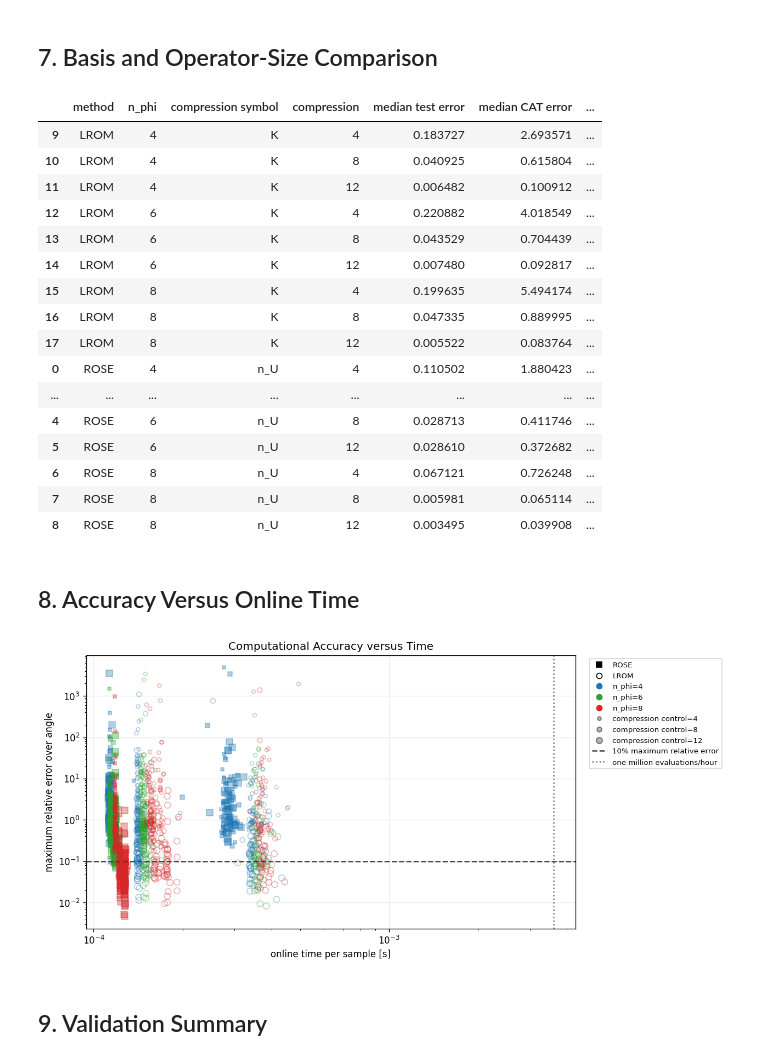
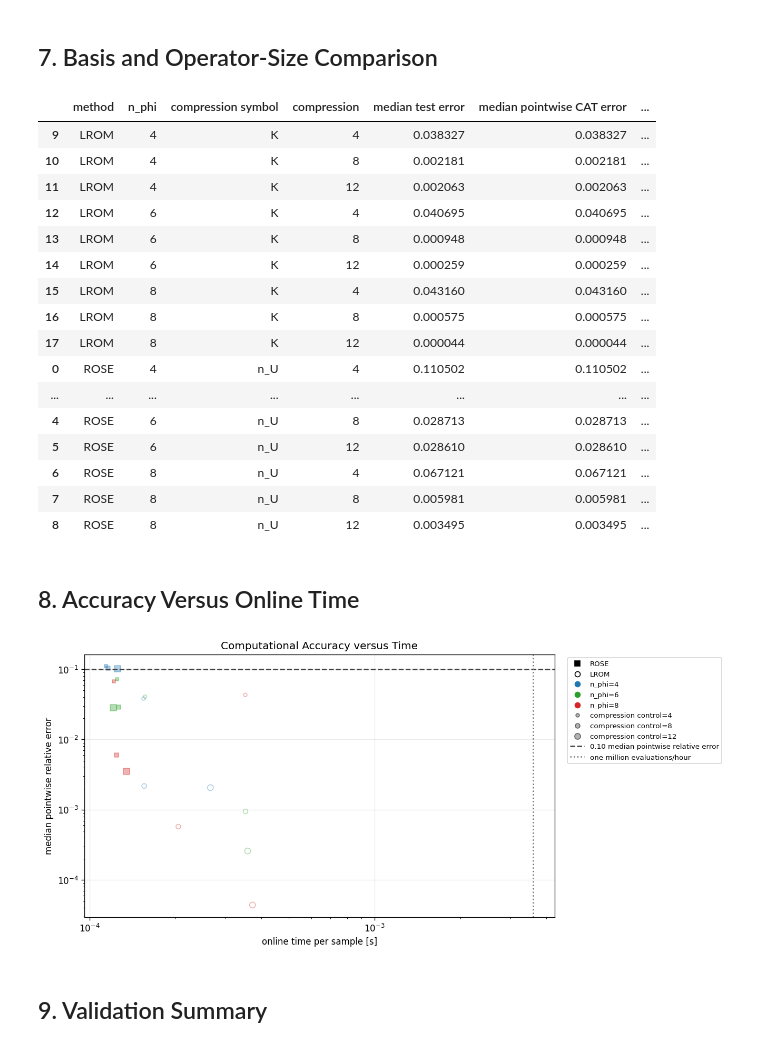
Before and after one commit to nitrogen5052/Learning-Reduced-Order-Models, a Jupyter notebook: notebooks/02_rose_vs_lrom_cross_sections.ipynb, the cells around one changed output. Cells and saved outputs as stored; diff of their text form; code cells hidden in the pictures.

Commit message:
feat: apply archive LROM method to cross sections

```diff
--- a/notebooks/02_rose_vs_lrom_cross_sections.ipynb
+++ b/notebooks/02_rose_vs_lrom_cross_sections.ipynb
@@ -116,22 +116,32 @@ def pointwise_relative_error(predicted, reference):
     return np.abs(predicted - reference) / denominator
 
 
+def median_pointwise_relative_error(predicted, reference):
+    return np.median(pointwise_relative_error(predicted, reference), axis=1)
+
+
+def maximum_over_angle_relative_error(predicted, reference):
+    return np.max(pointwise_relative_error(predicted, reference), axis=1)
+
+
 def error_summaries(predicted, reference):
-    pointwise = pointwise_relative_error(predicted, reference)
     return {
-        "median_error": np.median(pointwise, axis=1),
-        "cat_error": np.max(pointwise_relative_error(predicted, reference), axis=1),
+        "median_error": median_pointwise_relative_error(predicted, reference),
+        "cat_error": np.median(pointwise_relative_error(predicted, reference), axis=1),
+        "maximum_over_angle_error": maximum_over_angle_relative_error(
+            predicted, reference
+        ),
     }
 
 
 def minimum_lrom_times(model, cases):
-    model.predict(parameters=cases[:1])
+    model.predict(parameters=cases[:1], reconstruct_wavefunctions=False)
     seconds = []
     for case in cases:
         repeats = []
         for _ in range(TIMING_REPEATS):
             start = time.perf_counter()
-            model.predict(parameters=case)
+            model.predict(parameters=case, reconstruct_wavefunctions=False)
             repeats.append(time.perf_counter() - start)
         seconds.append(min(repeats))
     return np.asarray(seconds)
@@ -717,7 +765,10 @@ for (n_phi, compression), result in rose_results.items():
             "compression symbol": "n_U",
             "compression": compression,
             "median test error": float(np.median(result["test_median_error"])),
-            "median CAT error": float(np.median(result["test_cat_error"])),
+            "median pointwise CAT error": float(np.median(result["test_cat_error"])),
+            "median maximum-over-angle error": float(np.median(
+                result["test_maximum_over_angle_error"]
+            )),
             "median online time [s]": float(np.median(result["test_seconds"])),
         }
     )
@@ -729,7 +780,10 @@ for (n_phi, compression), result in lrom_results.items():
             "compression symbol": "K",
             "compression": compression,
             "median test error": float(np.median(result["test_median_error"])),
-            "median CAT error": float(np.median(result["test_cat_error"])),
+            "median pointwise CAT error": float(np.median(result["test_cat_error"])),
+            "median maximum-over-angle error": float(np.median(
+                result["test_maximum_over_angle_error"]
+            )),
             "median online time [s]": float(np.median(result["test_seconds"])),
         }
     )
@@ -738,23 +792,23 @@ summary_table = pd.DataFrame(summary_rows).sort_values(
 )
 summary_table
 # %% [output]
-|  | method | n_phi | compression symbol | compression | median test error | median CAT error | ... |
-| 9 | LROM | 4 | K | 4 | 0.183727 | 2.693571 | ... |
-| 10 | LROM | 4 | K | 8 | 0.040925 | 0.615804 | ... |
-| 11 | LROM | 4 | K | 12 | 0.006482 | 0.100912 | ... |
-| 12 | LROM | 6 | K | 4 | 0.220882 | 4.018549 | ... |
-| 13 | LROM | 6 | K | 8 | 0.043529 | 0.704439 | ... |
-| 14 | LROM | 6 | K | 12 | 0.007480 | 0.092817 | ... |
-| 15 | LROM | 8 | K | 4 | 0.199635 | 5.494174 | ... |
-| 16 | LROM | 8 | K | 8 | 0.047335 | 0.889995 | ... |
-| 17 | LROM | 8 | K | 12 | 0.005522 | 0.083764 | ... |
-| 0 | ROSE | 4 | n_U | 4 | 0.110502 | 1.880423 | ... |
+|  | method | n_phi | compression symbol | compression | median test error | median pointwise CAT error | ... |
+| 9 | LROM | 4 | K | 4 | 0.038327 | 0.038327 | ... |
+| 10 | LROM | 4 | K | 8 | 0.002181 | 0.002181 | ... |
+| 11 | LROM | 4 | K | 12 | 0.002063 | 0.002063 | ... |
+| 12 | LROM | 6 | K | 4 | 0.040695 | 0.040695 | ... |
+| 13 | LROM | 6 | K | 8 | 0.000948 | 0.000948 | ... |
+| 14 | LROM | 6 | K | 12 | 0.000259 | 0.000259 | ... |
+| 15 | LROM | 8 | K | 4 | 0.043160 | 0.043160 | ... |
+| 16 | LROM | 8 | K | 8 | 0.000575 | 0.000575 | ... |
+| 17 | LROM | 8 | K | 12 | 0.000044 | 0.000044 | ... |
+| 0 | ROSE | 4 | n_U | 4 | 0.110502 | 0.110502 | ... |
 | ... | ... | ... | ... | ... | ... | ... | ... |
-| 4 | ROSE | 6 | n_U | 8 | 0.028713 | 0.411746 | ... |
-| 5 | ROSE | 6 | n_U | 12 | 0.028610 | 0.372682 | ... |
-| 6 | ROSE | 8 | n_U | 4 | 0.067121 | 0.726248 | ... |
-| 7 | ROSE | 8 | n_U | 8 | 0.005981 | 0.065114 | ... |
-| 8 | ROSE | 8 | n_U | 12 | 0.003495 | 0.039908 | ... |
+| 4 | ROSE | 6 | n_U | 8 | 0.028713 | 0.028713 | ... |
+| 5 | ROSE | 6 | n_U | 12 | 0.028610 | 0.028610 | ... |
+| 6 | ROSE | 8 | n_U | 4 | 0.067121 | 0.067121 | ... |
+| 7 | ROSE | 8 | n_U | 8 | 0.005981 | 0.005981 | ... |
+| 8 | ROSE | 8 | n_U | 12 | 0.003495 | 0.003495 | ... |
 # %% [markdown]
 ## 8. Accuracy Versus Online Time
 # %%
@@ -764,8 +818,8 @@ colors = {4: "tab:blue", 6: "tab:green", 8: "tab:red"}
 compression_sizes = {4: 16, 8: 28, 12: 44}
 for (n_phi, n_u), result in rose_results.items():
     ax.scatter(
-        result["test_seconds"],
-        np.maximum(result["test_cat_error"], PLOTTING_FLOOR),
+        float(np.median(result["test_seconds"])),
+        max(float(np.median(result["test_cat_error"])), PLOTTING_FLOOR),
         marker="s",
         s=compression_sizes[n_u],
         alpha=0.35,
@@ -773,8 +827,8 @@ for (n_phi, n_u), result in rose_results.items():
     )
 for (n_phi, predictor_count), result in lrom_results.items():
     ax.scatter(
-        result["test_seconds"],
-        np.maximum(result["test_cat_error"], PLOTTING_FLOOR),
+        float(np.median(result["test_seconds"])),
+        max(float(np.median(result["test_cat_error"])), PLOTTING_FLOOR),
         marker="o",
         s=compression_sizes[predictor_count],
         alpha=0.35,
@@ -786,7 +840,7 @@ ax.axvline(3600 / 1_000_000, color="0.45", linestyle=":")
 ax.set_xscale("log")
 ax.set_yscale("log")
 ax.set_xlabel("online time per sample [s]")
-ax.set_ylabel("maximum relative error over angle")
+ax.set_ylabel("median pointwise relative error")
 ax.set_title("Computational Accuracy versus Time")
 
 cat_handles = [
@@ -827,35 +881,35 @@ cat_handles.extend(
         color="0.4",
         markerfacecolor="0.7",
         label=f"compression control={compression}",
     )
     for compression, size in compression_sizes.items()
 )
 cat_handles.extend(
     [
         Line2D(
             [], [],
             color="0.25",
             linestyle="--",
-            label="10% maximum relative error",
+            label="0.10 median pointwise relative error",
         ),
         Line2D(
             [], [],
             color="0.45",
             linestyle=":",
             label="one million evaluations/hour",
         ),
     ]
 )
 ax.legend(
     handles=cat_handles,
     bbox_to_anchor=(1.02, 1.0),
     loc="upper left",
     fontsize=8,
 )
 fig.subplots_adjust(right=0.72)
 plt.show()
 # %% [output]
-[figure, old version]
+[figure, new version]
 # %% [markdown]
 ## 9. Validation Summary
 # %%
```
Also changed, not shown: parts of 5 cells of this notebook, 2 other files.
